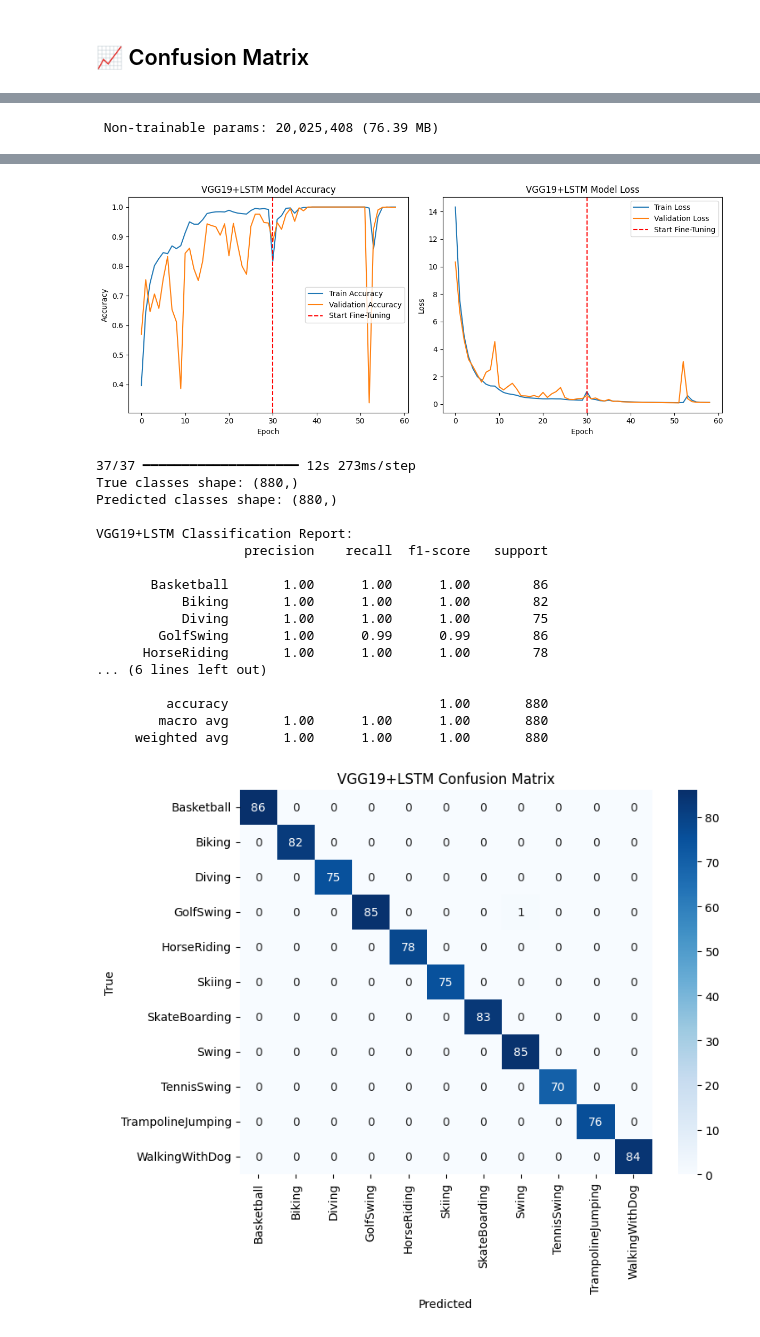
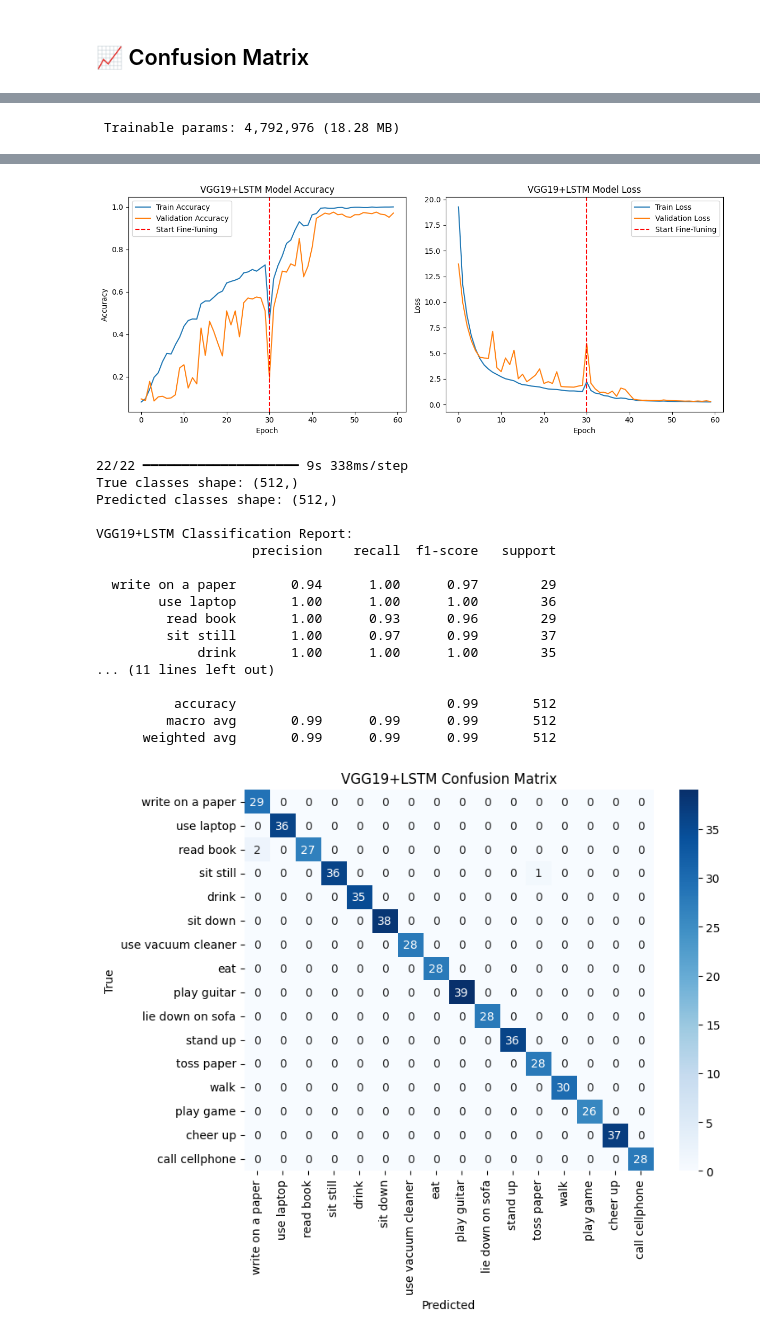
Before and after one commit to MdMofazzalHossain789/computer-vision-based-human-activity-recognition, a Jupyter notebook: final-vgg19-bi-lstm.ipynb, the cells around one changed output, grey strips where cells are left out. Cells and saved outputs as stored; diff of their text form; code cells hidden in the pictures.

Commit message:
Kaggle Notebook | Final - VGG19+Bi-LSTM | MSR - BiLSTM 512

```diff
--- a/final-vgg19-bi-lstm.ipynb
+++ b/final-vgg19-bi-lstm.ipynb
@@ -19,7 +19,7 @@ E0000 00:00:1752244615.018383      19 cuda_blas.cc:1418] Unable to register cuBL
 # set dataset directories
 
 
-DATASET_DIR = "/kaggle/input/ucf50/UCF50"
+DATASET_DIR = "/kaggle/input/msrdailyactivity3d-rgb-videos-only"
 DATASET_NAME = DATASET_DIR.split("/")[-1].replace("-", " ").title()
 
 print(DATASET_NAME)
@@ -27,21 +27,8 @@ print(DATASET_NAME)
 ALL_CLASS_NAMES = os.listdir(DATASET_DIR)
 
 # Global constant variables ->
-NO_OF_CLASSES = 11
-CLASSES_LIST = [
-    "Basketball",
-    "Biking",
-    "Diving",
-    "GolfSwing",
-    "HorseRiding",
-    "Skiing",
-    # "Running", # not found in UCF50, so took an outdoor class
-    "SkateBoarding",
-    "Swing",
-    "TennisSwing",
-    "TrampolineJumping",
-    "WalkingWithDog"
-]
+NO_OF_CLASSES = len(ALL_CLASS_NAMES)
+CLASSES_LIST = ALL_CLASS_NAMES[:NO_OF_CLASSES]
 
 # Model Configuration
 IMAGE_HEIGHT, IMAGE_WIDTH = 128, 128
@@ -51,7 +38,7 @@ SEQUENCE_LENGTH = 5
 DROPOUT_RATE = 0.5
 
 # set datas
-MAX_VIDEO_PER_CLASS = 50
+MAX_VIDEO_PER_CLASS = 20
 
 # split dataset
 TEST_SIZE = 0.20
@@ -1117,7 +1109,7 @@ def create_vgg19_lstm_model(sequence_length, image_height, image_width, classes_
             # TimeDistributed GlobalAveragePooling2D
             TimeDistributed(GlobalAveragePooling2D(), name="time_distributed_pooling"),
             # LSTM layer with 512 units
-            Bidirectional(LSTM(256, activation="tanh", return_sequences=False, kernel_regularizer=l2(0.01), name="bilstm_vgg19")),
+            Bidirectional(LSTM(512, activation="tanh", return_sequences=False, kernel_regularizer=l2(0.01), name="bilstm_vgg19")),
             BatchNormalization(name="batch_normalization_vgg19"),
             # Dropout after LSTM
             Dropout(dropout_rate, name="dropout_lstm_vgg19"),
@@ -1377 +1368 @@ Model: "sequential"
- Non-trainable params: 20,025,408 (76.39 MB)
+ Trainable params: 4,792,976 (18.28 MB)
@@ -1414,22 +1406,22 @@ VGG19+LSTM Test Accuracy: 99.89%
-[figure, old version]
+[figure, new version]
-37/37 ━━━━━━━━━━━━━━━━━━━━ 12s 273ms/step
-True classes shape: (880,)
-Predicted classes shape: (880,)
-
-VGG19+LSTM Classification Report:
-                   precision    recall  f1-score   support
-
-       Basketball       1.00      1.00      1.00        86
-           Biking       1.00      1.00      1.00        82
-           Diving       1.00      1.00      1.00        75
-        GolfSwing       1.00      0.99      0.99        86
-      HorseRiding       1.00      1.00      1.00        78
-... (6 lines left out)
-
-         accuracy                           1.00       880
-        macro avg       1.00      1.00      1.00       880
-     weighted avg       1.00      1.00      1.00       880
+22/22 ━━━━━━━━━━━━━━━━━━━━ 9s 338ms/step
+True classes shape: (512,)
+Predicted classes shape: (512,)
+
+VGG19+LSTM Classification Report:
+                    precision    recall  f1-score   support
+
+  write on a paper       0.94      1.00      0.97        29
+        use laptop       1.00      1.00      1.00        36
+         read book       1.00      0.93      0.96        29
+         sit still       1.00      0.97      0.99        37
+             drink       1.00      1.00      1.00        35
+... (11 lines left out)
+
+          accuracy                           0.99       512
+         macro avg       0.99      0.99      0.99       512
+      weighted avg       0.99      0.99      0.99       512
-[figure, old version]
+[figure, new version]
 # %%
 # previous code
 model_evaluation_history = vgg19_lstm_model.evaluate(features_test, labels_test)
```
Also changed, not shown: parts of 29 cells of this notebook.
